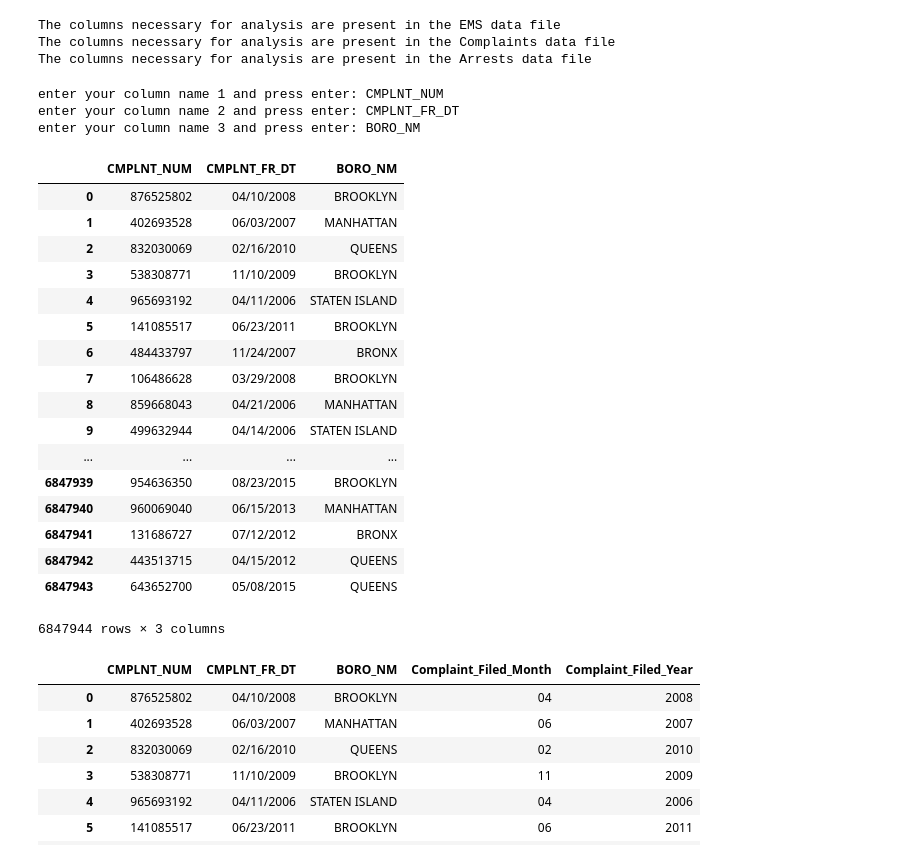
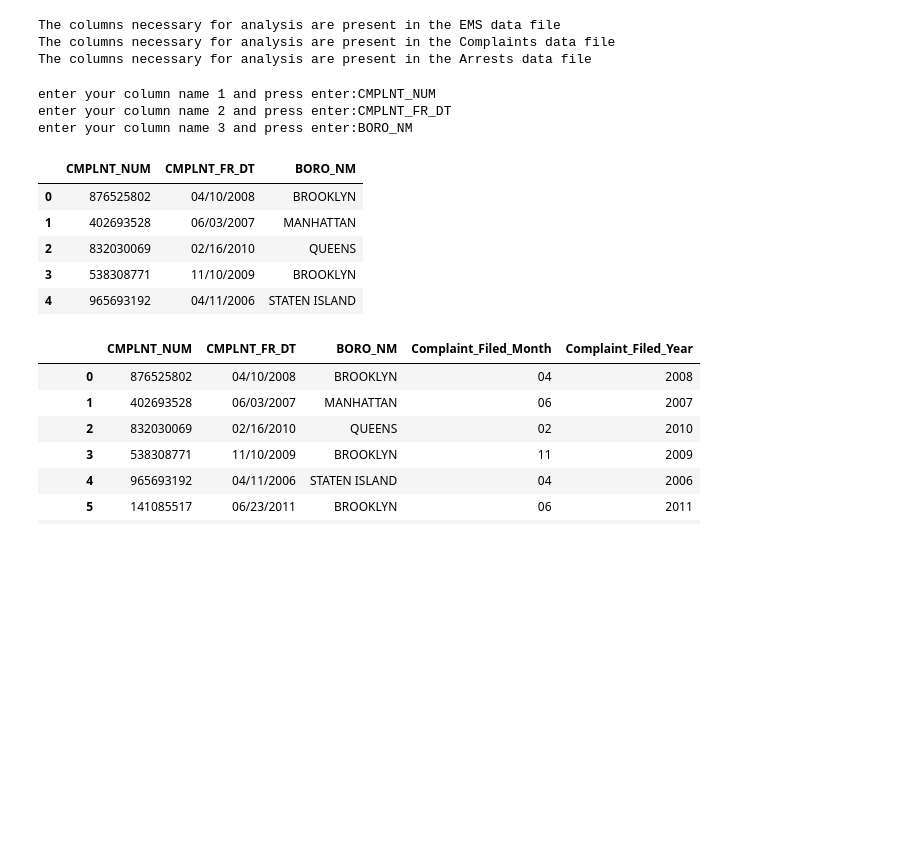
Before and after one commit to rahulrohri/PR_FP_RahulMegha, a Jupyter notebook: Final_Project_Code_IS590PR.ipynb, the cells around one changed output. Drawn from its saved outputs; the diff is of its cells as text; code cells hidden in the pictures; blank space fills up the shorter version.

```diff
--- a/Final_Project_Code_IS590PR.ipynb
+++ b/Final_Project_Code_IS590PR.ipynb
@@ -92,60 +98,54 @@ The columns necessary for analysis are present in the EMS data file
 The columns necessary for analysis are present in the Complaints data file
 The columns necessary for analysis are present in the Arrests data file
 # %%
-def get_file(file,cols) -> pd.DataFrame:
-
+def get_file(file, cols) -> pd.DataFrame:
     """
     This function produced a dataframe that consists of the columns that are needed fr analysis from a datafile.
     Since in our project we are using between 2 - 4 columns for each hypothesis analysis rather than loading the
     entire data file, the dataframe will end up containing only between 2-4 columns.
     >>> test_file = 'https://raw.githubusercontent.com/rahulrohri/final_project_2020Sp/master/DocTest%20Dummy%20Files/Airplane.csv'
+    >>> print("Enter 'AircraftHex' and 'SessionID' as column names")
+    Enter 'AircraftHex' and 'SessionID' as column names
     >>> answer = get_file(test_file,2)
     >>> answer.iloc[0]['AircraftHex']
     'A902B5'
+    >>> test_file = 'https://raw.githubusercontent.com/rahulrohri/final_project_2020Sp/master/DocTest%20Dummy%20Files/Airplane.csv'
+    >>> get_file(test_file,5)
+    'Invalid number of columns'
     """
 
     if cols == 2:
-        col1 = input('enter your column name 1 and press enter: ')
-        #print(type(col1))
-        col2 = input('enter your column name 2 and press enter: ')
-        col_list = [col1,col2]
+        col1 = input('enter your column name 1 and press enter:')
+        # print(type(col1))
+        col2 = input('enter your column name 2 and press enter:')
+        col_list = [col1, col2]
     elif cols == 3:
-        col1 = input('enter your column name 1 and press enter: ')
-        #print(type(col1))
-        col2 = input('enter your column name 2 and press enter: ')
-        col3 = input('enter your column name 3 and press enter: ')
-        col_list = [col1,col2,col3]
+        col1 = input('enter your column name 1 and press enter:')
+        # print(type(col1))
+        col2 = input('enter your column name 2 and press enter:')
+        col3 = input('enter your column name 3 and press enter:')
+        col_list = [col1, col2, col3]
     elif cols == 4:
-        col1 = input('enter your column name 1 inside and press enter: ')
-        col2 = input('enter your column name 2 inside and press enter: ')
-        col3 = input('enter your column name 3 inside and press enter: ')
-        col4 = input('enter your column name 4 inside and press enter: ')
-        col_list = [col1,col2,col3,col4]
-    data_file = pd.read_csv(file,usecols=col_list) # Import only necessary columns from the dataset
+        col1 = input('enter your column name 1 inside and press enter:')
+        col2 = input('enter your column name 2 inside and press enter:')
+        col3 = input('enter your column name 3 inside and press enter:')
+        col4 = input('enter your column name 4 inside and press enter:')
+        col_list = [col1, col2, col3, col4]
+    else:
+        return "Invalid number of columns"
+    data_file = pd.read_csv(file, usecols=col_list)  # Import only necessary columns from the dataset
     return data_file
 # %%
 NYC_Complaint_Data = get_file(Complaints,3) #Using only column names - CMPLNT_NUM,CMPLNT_FR_DT,BORO_NM
-NYC_Complaint_Data
+NYC_Complaint_Data.head(5)
 # %% [output]
-enter your column name 1 and press enter: CMPLNT_NUM
-enter your column name 2 and press enter: CMPLNT_FR_DT
-enter your column name 3 and press enter: BORO_NM
+enter your column name 1 and press enter:CMPLNT_NUM
+enter your column name 2 and press enter:CMPLNT_FR_DT
+enter your column name 3 and press enter:BORO_NM
 |  | CMPLNT_NUM | CMPLNT_FR_DT | BORO_NM |
 | 0 | 876525802 | 04/10/2008 | BROOKLYN |
 | 1 | 402693528 | 06/03/2007 | MANHATTAN |
 | 2 | 832030069 | 02/16/2010 | QUEENS |
 | 3 | 538308771 | 11/10/2009 | BROOKLYN |
 | 4 | 965693192 | 04/11/2006 | STATEN ISLAND |
-| 5 | 141085517 | 06/23/2011 | BROOKLYN |
-| 6 | 484433797 | 11/24/2007 | BRONX |
-| 7 | 106486628 | 03/29/2008 | BROOKLYN |
-| 8 | 859668043 | 04/21/2006 | MANHATTAN |
-| 9 | 499632944 | 04/14/2006 | STATEN ISLAND |
-| ... | ... | ... | ... |
-| 6847939 | 954636350 | 08/23/2015 | BROOKLYN |
-| 6847940 | 960069040 | 06/15/2013 | MANHATTAN |
-| 6847941 | 131686727 | 07/12/2012 | BRONX |
-| 6847942 | 443513715 | 04/15/2012 | QUEENS |
-| 6847943 | 643652700 | 05/08/2015 | QUEENS |
-6847944 rows × 3 columns
 # %%
```
Also changed, not shown: parts of 26 cells of this notebook.
